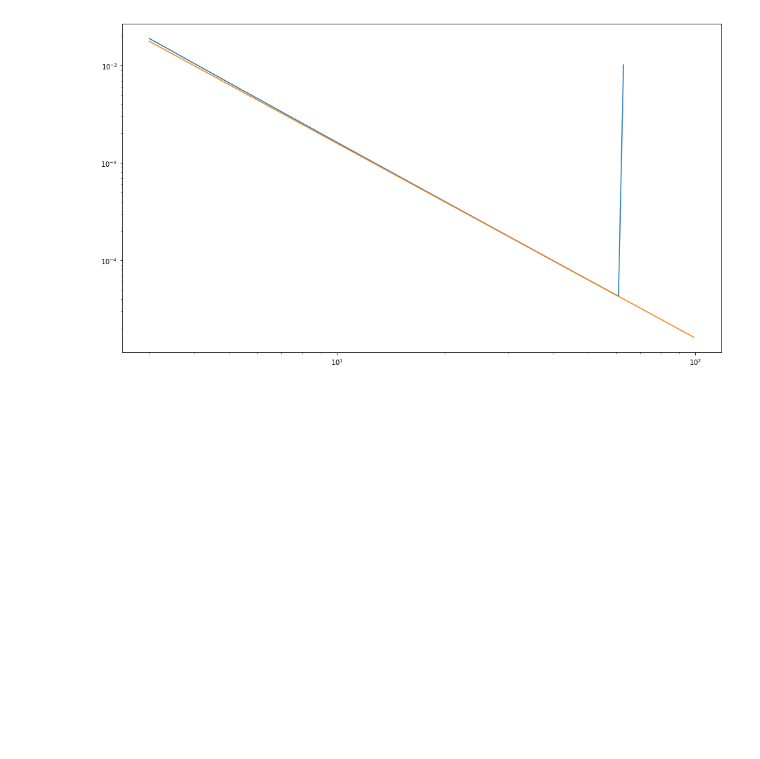
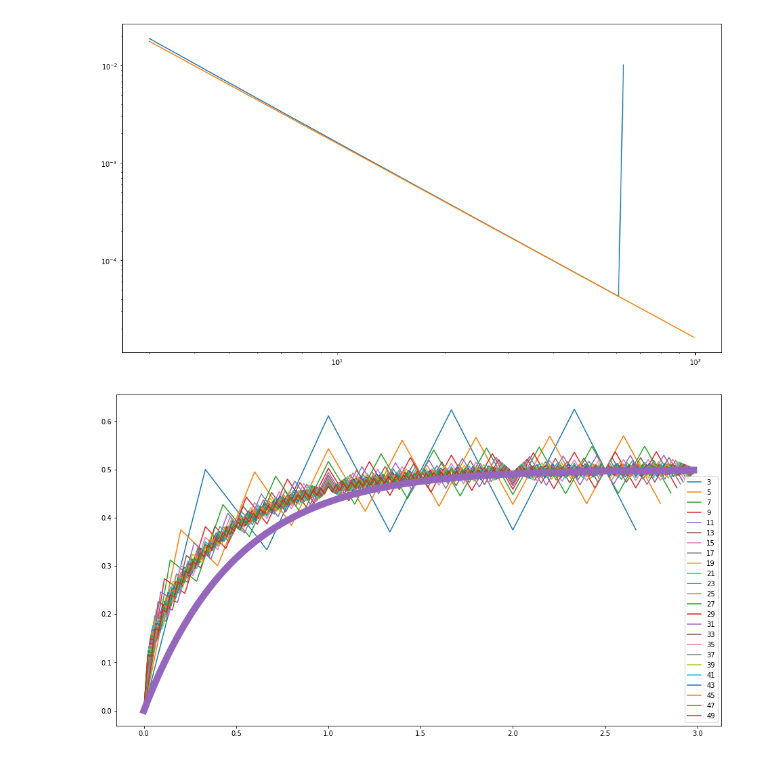
Before and after one commit to lukasgeyrhofer/flippingbits, a Jupyter notebook: dynamics.ipynb, the cells around one changed output. Saved outputs shown, nothing was run; the diff lists cells and outputs as text; code cells hidden in the pictures; blank space fills up the shorter version.

```diff
--- a/dynamics.ipynb
+++ b/dynamics.ipynb
@@ -132,3 +134,34 @@ plt.xscale('log')
 # %% [output]
 [-0.99209428 -1.03838656]
 [figure]
+# %%
+maxsteps = 20
+lgnd = []
+#plt.yscale('log')
+#plt.xscale('log')
+
+totalpf = list()
+
+for k in np.arange(3,50,step = 2):
+    totalprobflipperstep = np.array([np.dot(binomdistr(k),[probflipping(i,steps,k) for i in range(k+1)]) for steps in range(3*k)])
+    totalpf.append(np.array([np.arange(3*k,dtype=float)/k,totalprobflipperstep]))
+    #plt.plot(np.arange(3*k,dtype=float)/k,totalprobflipperstep)
+    #lgnd.append(k)
+
+
+#x = np.arange(start = 0, stop = 3, step = .02)
+#plt.plot(x,1-exp(-x))
+#plt.legend(lgnd)
+#plt.show()
+# %%
+lgnd=[]
+for x in totalpf:
+    plt.plot(x[0],x[1])
+    lgnd.append(int(1/x[0][1]))
+
+x = np.arange(start = 0, stop = 3, step = .02)
+plt.plot(x,.5*(1-np.exp(-2*x)), lw = 10)
+plt.legend(lgnd)
+plt.show()
+# %% [output]
+[figure, added]
```
Also changed, not shown: parts of 4 cells of this notebook.
